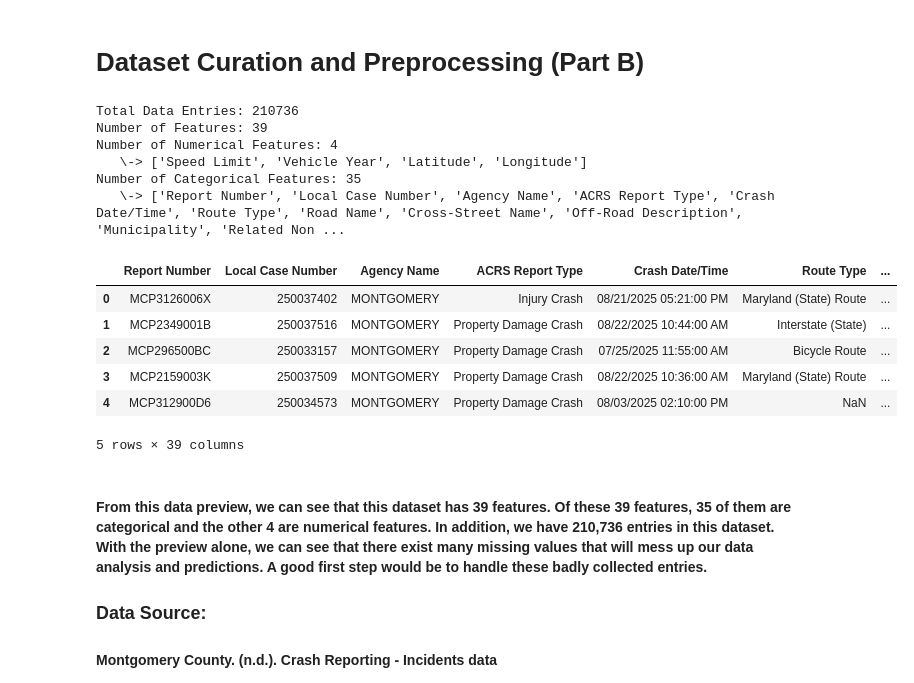
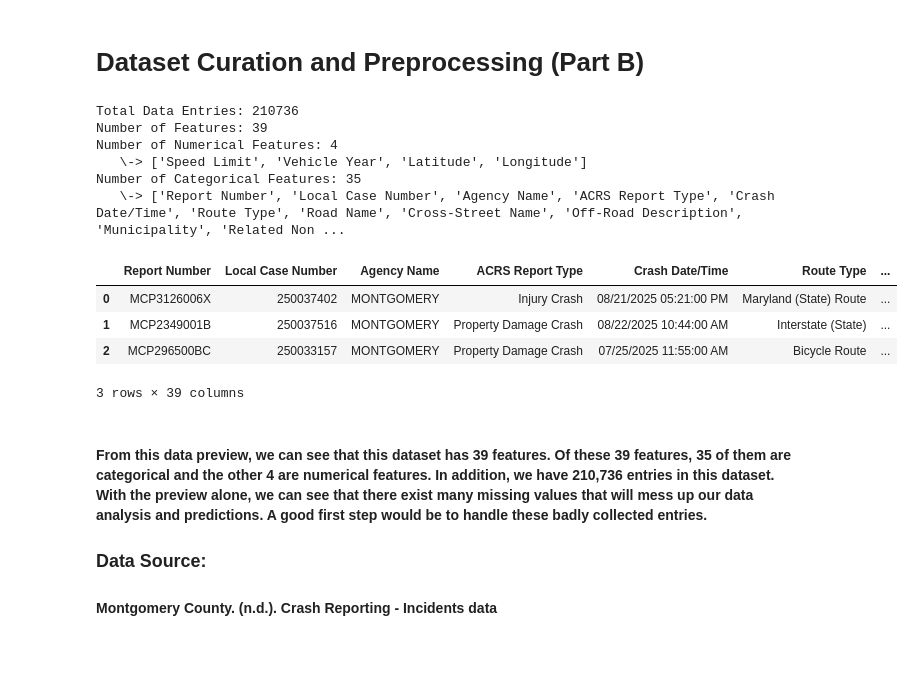
Before and after one commit to saiAbhiPrabhu/CMSC320_FinalProject, a Jupyter notebook: final_project.ipynb, the cells around one changed output. Cells and saved outputs as stored; diff of their text form; code cells hidden in the pictures; blank space fills up the shorter version.

```diff
--- a/final_project.ipynb
+++ b/final_project.ipynb
@@ -47,37 +48,35 @@ col_datatypes = {
     "Vehicle Body Type": str,
     "Vehicle Movement": str,
     "Vehicle Going Dir": str,
     "Speed Limit": int,
     "Driverless Vehicle": str,
     "Parked Vehicle": str,
     "Vehicle Year": int,
     "Vehicle Make": str,
     "Vehicle Model": str,
     "Latitude": float,
     "Longitude": float,
     "Location": str
 }
 
 crash_df = pd.read_csv("Crash_Reporting_-_Drivers_Data.csv", dtype=col_datatypes)
 print(f"Total Data Entries: {crash_df.shape[0]}")
 print(f"Number of Features: {crash_df.shape[1]}")
 print(f"Number of Numerical Features: {len(crash_df.select_dtypes(include=['int64', 'float64']).columns)}\n   \-> {list(crash_df.select_dtypes(include=['int64', 'float64']).columns)}")
 print(f"Number of Categorical Features: {len(crash_df.select_dtypes(include=['str']).columns)}\n   \-> {list(crash_df.select_dtypes(include=['str']).columns)}")
-display(crash_df.head())
+display(crash_df.head(3))
 # %% [output]
 Total Data Entries: 210736
 Number of Features: 39
 Number of Numerical Features: 4
    \-> ['Speed Limit', 'Vehicle Year', 'Latitude', 'Longitude']
 Number of Categorical Features: 35
    \-> ['Report Number', 'Local Case Number', 'Agency Name', 'ACRS Report Type', 'Crash Date/Time', 'Route Type', 'Road Name', 'Cross-Street Name', 'Off-Road Description', 'Municipality', 'Related Non ...
 |  | Report Number | Local Case Number | Agency Name | ACRS Report Type | Crash Date/Time | Route Type | ... |
 | 0 | MCP3126006X | 250037402 | MONTGOMERY | Injury Crash | 08/21/2025 05:21:00 PM | Maryland (State) Route | ... |
 | 1 | MCP2349001B | 250037516 | MONTGOMERY | Property Damage Crash | 08/22/2025 10:44:00 AM | Interstate (State) | ... |
 | 2 | MCP296500BC | 250033157 | MONTGOMERY | Property Damage Crash | 07/25/2025 11:55:00 AM | Bicycle Route | ... |
-| 3 | MCP2159003K | 250037509 | MONTGOMERY | Property Damage Crash | 08/22/2025 10:36:00 AM | Maryland (State) Route | ... |
-| 4 | MCP312900D6 | 250034573 | MONTGOMERY | Property Damage Crash | 08/03/2025 02:10:00 PM | NaN | ... |
-5 rows × 39 columns
+3 rows × 39 columns
 # %% [markdown]
  #### From this data preview, we can see that this dataset has 39 features. Of these 39 features, 35 of them are categorical and the other 4 are numerical features. In addition, we have 210,736 entries in this dataset. With the preview alone, we can see that there exist many missing values that will mess up our data analysis and predictions. A good first step would be to handle these badly collected entries.
 
```
Also changed, not shown: parts of 29 cells of this notebook.
